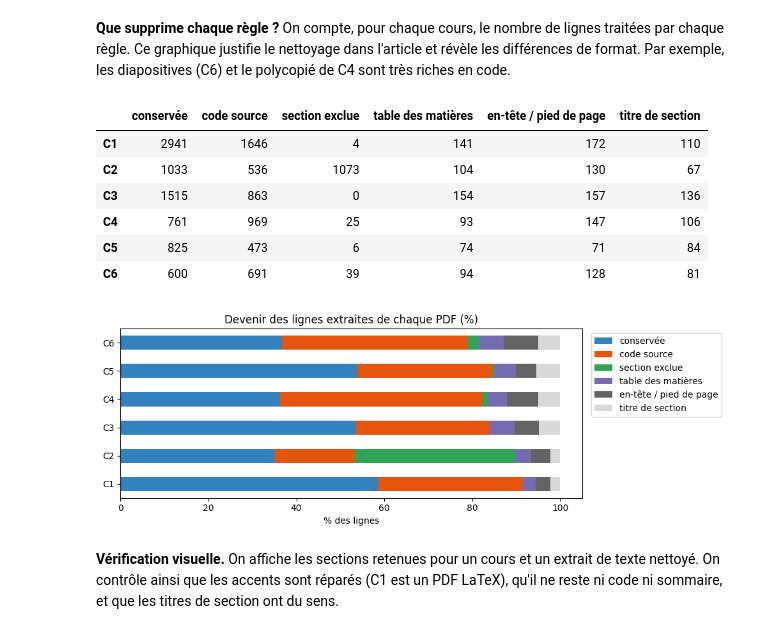
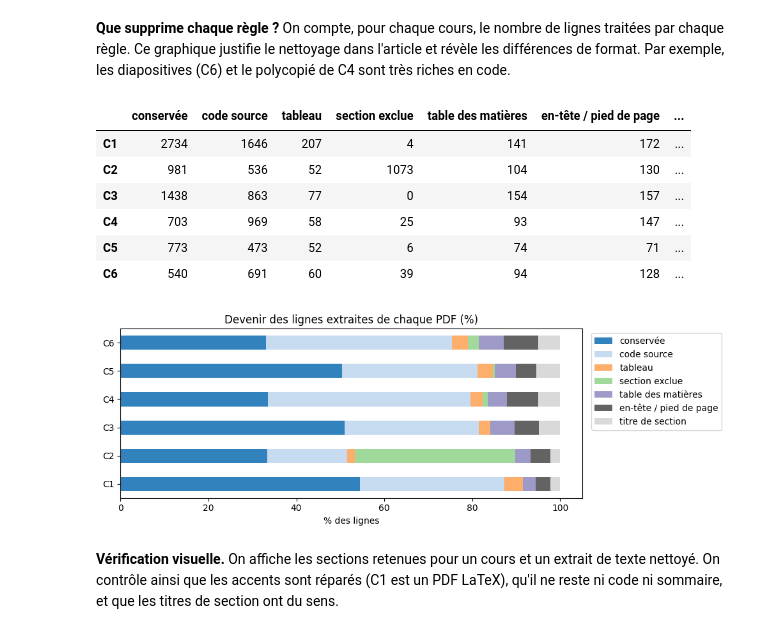
Before and after one commit to doaemalak/G-n-ration-de-QCM-avec-validation-automatique, a Jupyter notebook: notebooks/QCM_generation_validation.ipynb, the cells around one changed output. Cells and saved outputs as stored; diff of their text form; code cells hidden in the pictures.

```diff
--- a/notebooks/QCM_generation_validation.ipynb
+++ b/notebooks/QCM_generation_validation.ipynb
@@ -233,6 +235,12 @@ RE_CODE = re.compile(r"^\s*(\d+\s+)?(#\s*(include|define|if|endif|else)|int\s|ch
                      r"|long\s|struct\s|typedef\s|return\b|printf\s*\(|scanf\s*\(|for\s*\(|while\s*\(|if\s*\("
                      r"|else\b|switch\s*\(|case\s|[{}])")
 SYMBOLES_CODE = set("{}();=<>[]#&|%*")
+
+def est_tableau(l: str) -> bool:
+    # Ligne de tableau (codes ASCII, valeurs numériques) : moins de 40 % de vrais mots
+    elements = l.split()
+    mots = [e for e in elements if re.fullmatch(r"[A-Za-zÀ-ÿ'’\-]{3,}[.,:;]?", e)]
+    return len(elements) >= 4 and len(mots) / len(elements) < 0.4
 
 def est_code(l: str) -> bool:
     # Ligne de code C : commence par un mot-clé ou une accolade, finit par ; { }, ou est riche en symboles
@@ -284,6 +292,8 @@ def nettoyer_pdf(chemin: Path, x_tol: float = 1.5):
                 stats["section exclue"] += 1; continue
             if est_code(l):
                 stats["code source"] += 1; continue
+            if est_tableau(l):
+                stats["tableau"] += 1; continue
             flux.setdefault(section, []).append(RE_PERSO.sub("", l))
             stats["conservée"] += 1
 
@@ -327,25 +337,25 @@ sources[["id", "titre", "format", "n_pages", "n_mots_brut", "n_mots_nettoye", "%
 **Que supprime chaque règle ?** On compte, pour chaque cours, le nombre de lignes traitées par chaque règle. Ce graphique justifie le nettoyage dans l'article et révèle les différences de format. Par exemple, les diapositives (C6) et le polycopié de C4 sont très riches en code.
 # %%
 df_lignes = pd.DataFrame(stats_lignes).T.fillna(0).astype(int)
-ordre_cols = ["conservée", "code source", "section exclue", "table des matières",
+ordre_cols = ["conservée", "code source", "tableau", "section exclue", "table des matières",
               "en-tête / pied de page", "titre de section"]
 df_lignes = df_lignes[[c for c in ordre_cols if c in df_lignes.columns]]
 display(df_lignes)
 
 (df_lignes.div(df_lignes.sum(axis=1), axis=0) * 100).plot.barh(
     stacked=True, figsize=(10, 3.6), colormap="tab20c",
     title="Devenir des lignes extraites de chaque PDF (%)")
 plt.xlabel("% des lignes"); plt.legend(bbox_to_anchor=(1.01, 1), loc="upper left")
 plt.tight_layout(); plt.savefig(CONFIG["fig_dir"] / "nettoyage_lignes.png", dpi=150); plt.show()
 # %% [output]
-|  | conservée | code source | section exclue | table des matières | en-tête / pied de page | titre de section |
-| C1 | 2941 | 1646 | 4 | 141 | 172 | 110 |
-| C2 | 1033 | 536 | 1073 | 104 | 130 | 67 |
-| C3 | 1515 | 863 | 0 | 154 | 157 | 136 |
-| C4 | 761 | 969 | 25 | 93 | 147 | 106 |
-| C5 | 825 | 473 | 6 | 74 | 71 | 84 |
-| C6 | 600 | 691 | 39 | 94 | 128 | 81 |
+|  | conservée | code source | tableau | section exclue | table des matières | en-tête / pied de page | ... |
+| C1 | 2734 | 1646 | 207 | 4 | 141 | 172 | ... |
+| C2 | 981 | 536 | 52 | 1073 | 104 | 130 | ... |
+| C3 | 1438 | 863 | 77 | 0 | 154 | 157 | ... |
+| C4 | 703 | 969 | 58 | 25 | 93 | 147 | ... |
+| C5 | 773 | 473 | 52 | 6 | 74 | 71 | ... |
+| C6 | 540 | 691 | 60 | 39 | 94 | 128 | ... |
-[figure, old version]
+[figure, new version]
 # %% [markdown]
 **Vérification visuelle.** On affiche les sections retenues pour un cours et un extrait de texte nettoyé. On contrôle ainsi que les accents sont réparés (C1 est un PDF LaTeX), qu'il ne reste ni code ni sommaire, et que les titres de section ont du sens.
 # %%
```
Also changed, not shown: parts of 22 cells of this notebook, 8 other files.
